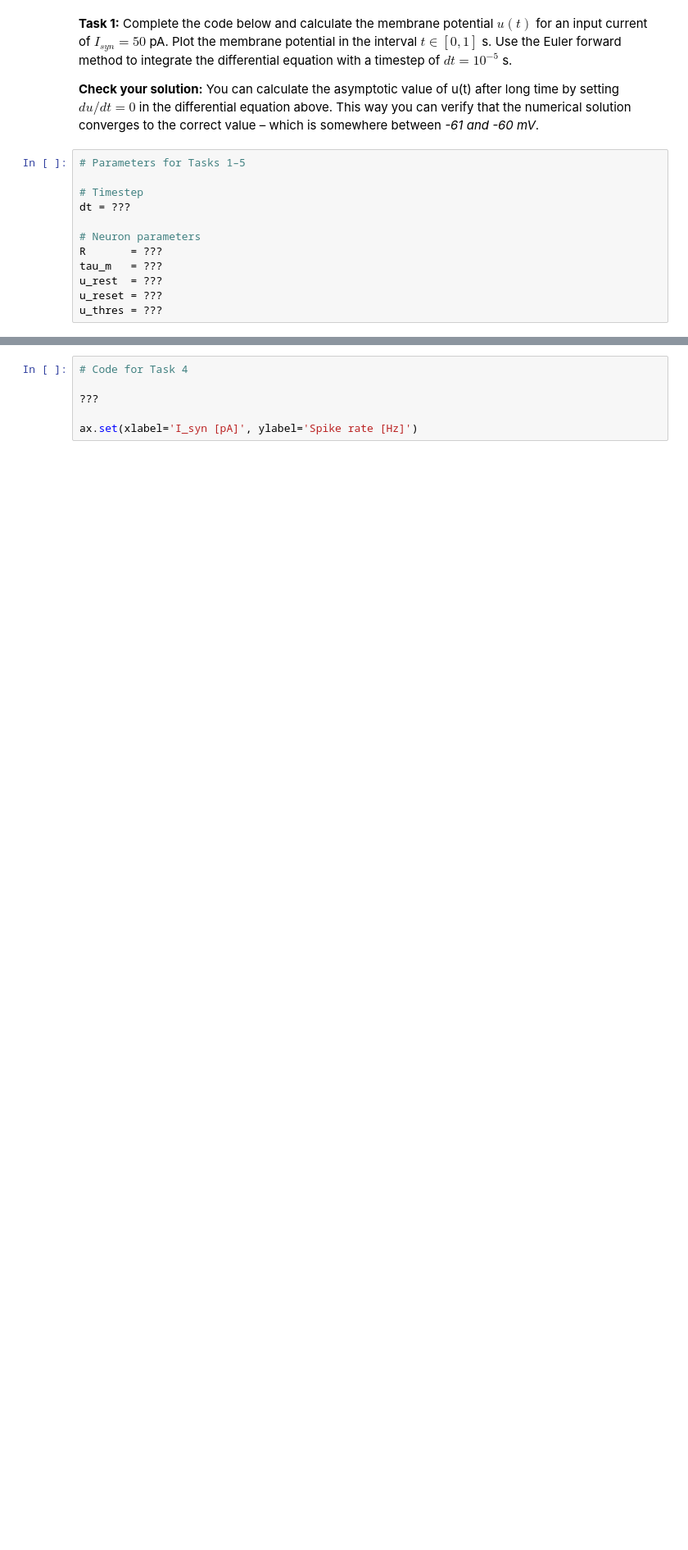
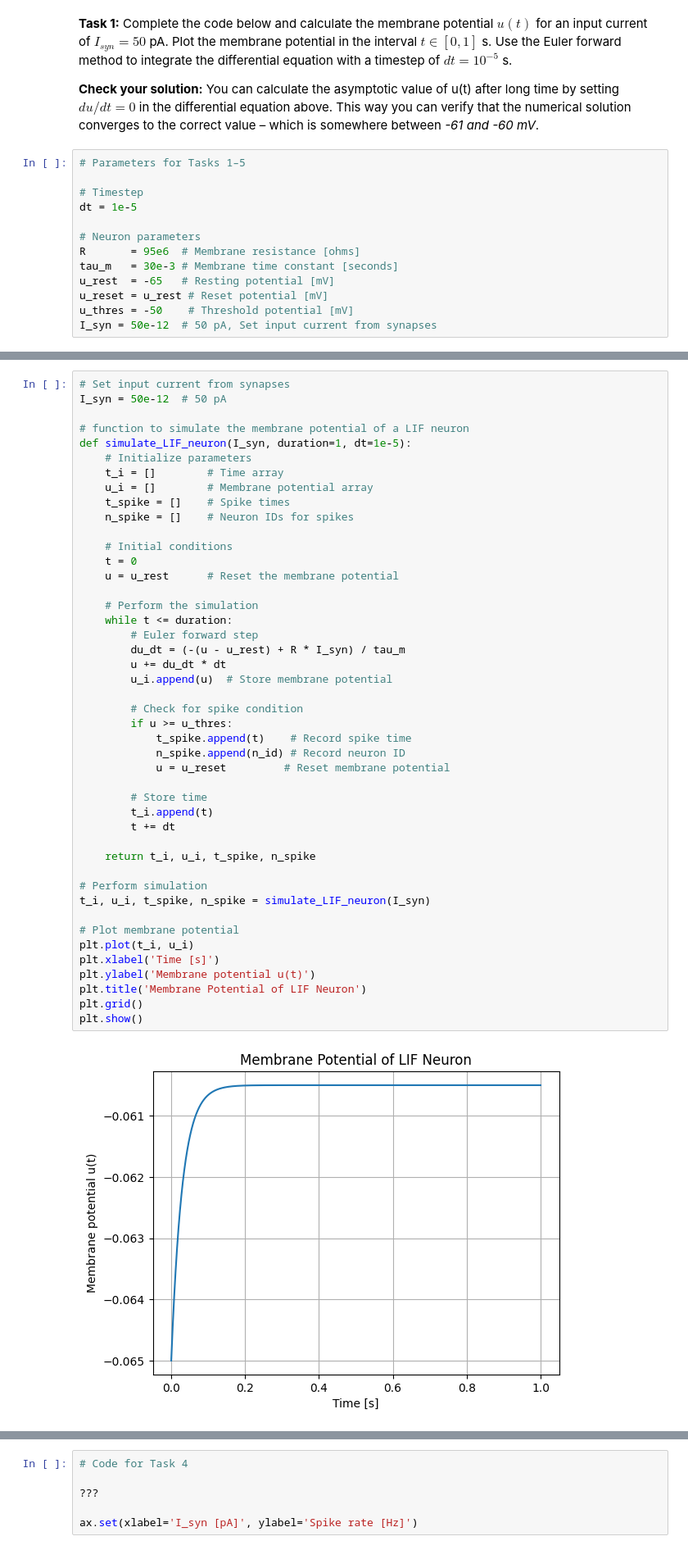
Before and after one commit to afy/d7046e-snn1, a Jupyter notebook: SNN-Exercise-1.ipynb, the cells around one changed output, grey strips where cells are left out. Shown at 82% size. Saved outputs shown, nothing was run; the diff lists cells and outputs as text; blank space fills up the shorter version.

```diff
--- a/SNN-Exercise-1.ipynb
+++ b/SNN-Exercise-1.ipynb
@@ -59,11 +59,12 @@ $I_{syn}$ is the total input current to the neuron, which is the sum of postsyna
 # Parameters for Tasks 1–5
 
 # Timestep
-dt = ???
+dt = 1e-5
 
 # Neuron parameters
-R       = ???
-tau_m   = ???
-u_rest  = ???
-u_reset = ???
-u_thres = ???
+R       = 95e6  # Membrane resistance [ohms]
+tau_m   = 30e-3 # Membrane time constant [seconds]
+u_rest  = -65   # Resting potential [mV]
+u_reset = u_rest # Reset potential [mV]
+u_thres = -50    # Threshold potential [mV]
+I_syn = 50e-12  # 50 pA, Set input current from synapses
@@ -111,3 +71,50 @@ ax.grid()
+# %%
+# Set input current from synapses
+I_syn = 50e-12  # 50 pA
+
+# function to simulate the membrane potential of a LIF neuron
+def simulate_LIF_neuron(I_syn, duration=1, dt=1e-5):
+    # Initialize parameters
+    t_i = []        # Time array
+    u_i = []        # Membrane potential array
+    t_spike = []    # Spike times
+    n_spike = []    # Neuron IDs for spikes
+
+    # Initial conditions
+    t = 0
+    u = u_rest      # Reset the membrane potential
+
+    # Perform the simulation
+    while t <= duration:
+        # Euler forward step
+        du_dt = (-(u - u_rest) + R * I_syn) / tau_m
+        u += du_dt * dt
+        u_i.append(u)  # Store membrane potential
+
+        # Check for spike condition
+        if u >= u_thres:
+            t_spike.append(t)    # Record spike time
+            n_spike.append(n_id) # Record neuron ID
+            u = u_reset         # Reset membrane potential
+
+        # Store time
+        t_i.append(t)
+        t += dt
+
+    return t_i, u_i, t_spike, n_spike
+
+# Perform simulation
+t_i, u_i, t_spike, n_spike = simulate_LIF_neuron(I_syn)
+
+# Plot membrane potential
+plt.plot(t_i, u_i)
+plt.xlabel('Time [s]')
+plt.ylabel('Membrane potential u(t)')
+plt.title('Membrane Potential of LIF Neuron')
+plt.grid()
+plt.show()
+# %% [output]
+[figure, added]
 # %% [markdown]
 **Task 2:** Increase the input current $I_{syn}$ and repeat the simulation. At what integer value of the input current $I_{syn}$ in pA does the neuron start spiking? Plot the membrane potential $u(t)$ for this integer value of $I_{syn}$.
 
```
Also changed, not shown: parts of 5 cells of this notebook.
